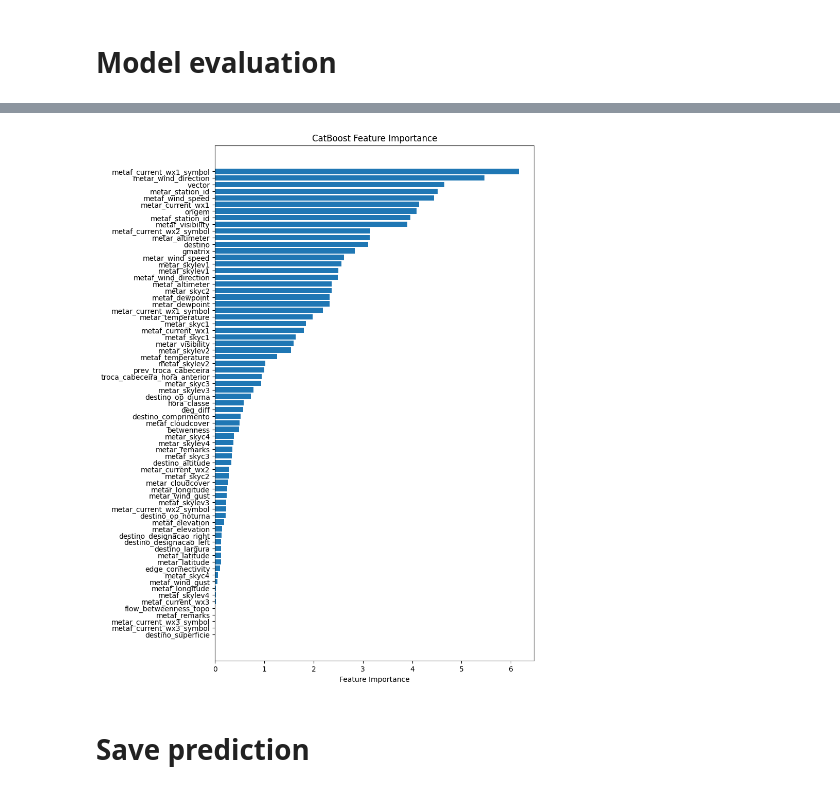
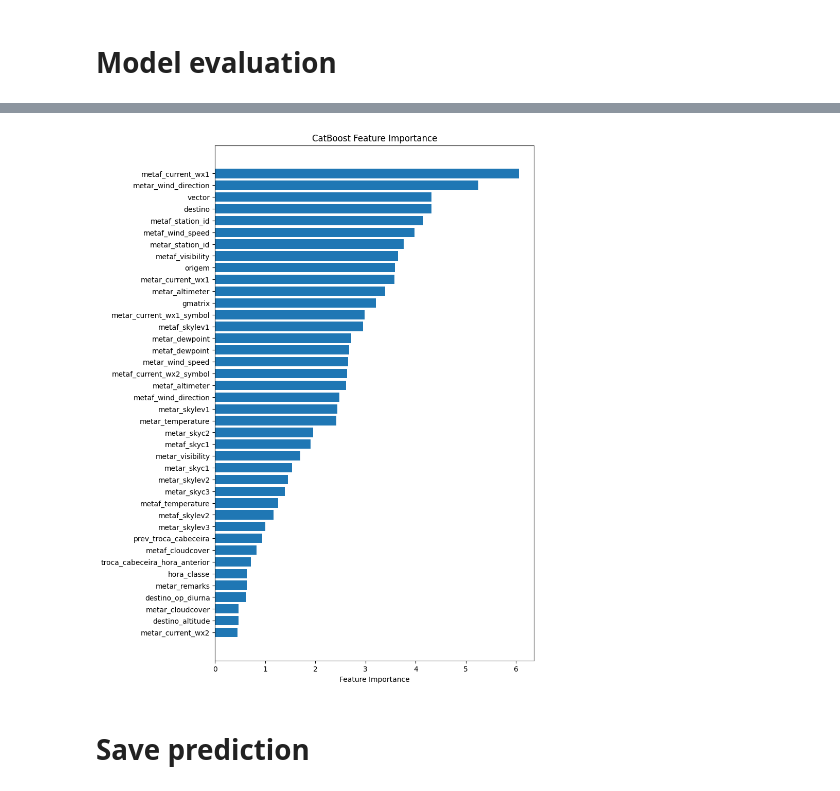
Before and after one commit to ryukinix/dsc2024, a Jupyter notebook: notebooks/catboost-regression.ipynb, the cells around one changed output, grey strips where cells are left out. Cells and saved outputs as stored; diff of their text form; code cells hidden in the pictures.

Commit message:
Update catboost notebook with real test regression

```diff
--- a/notebooks/catboost-regression.ipynb
+++ b/notebooks/catboost-regression.ipynb
@@ -11,7 +11,7 @@ from dsc2024 import features
 # %%
 # Parameters
 sampling = None # None to use everything
-real_test = False # cancel sampling!
+real_test = True # cancel sampling!
 # %%
 %%time
 datasets.dataset_default = "public_f2.csv"
@@ -112,6 +112,7 @@ useless_features = [
     # "metar_skyc4",
     # "metar_skylev4",
     "metaf_current_wx2",
+    "metaf_current_wx1_symbol",
     # "metaf_skylev1",
     # "metaf_skylev2",
     # "metar_skylev3",
@@ -427,17 +423,17 @@ Confusion Matrix:
 # %%
 # plot feature importance
 feature_importance = model.get_feature_importance(type='FeatureImportance')
 feature_names = model.feature_names_
-sorted_idx = feature_importance.argsort()
+sorted_idx = feature_importance.argsort()[30:]
 
 plt.figure(figsize=(8, 13))
 plt.barh(range(len(sorted_idx)), feature_importance[sorted_idx], align='center')
 plt.yticks(range(len(sorted_idx)), [feature_names[i] for i in sorted_idx])
 plt.xlabel('Feature Importance')
 plt.title('CatBoost Feature Importance')
 plt.show()
 # %% [output]
-[figure, old version]
+[figure, new version]
 # %% [markdown]
 # Save prediction
 # %%
```
Also changed, not shown: parts of 9 cells of this notebook.
